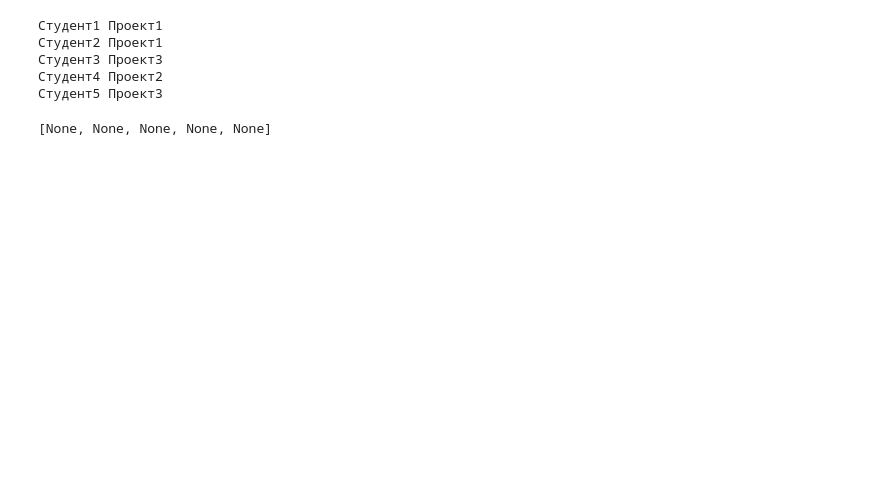
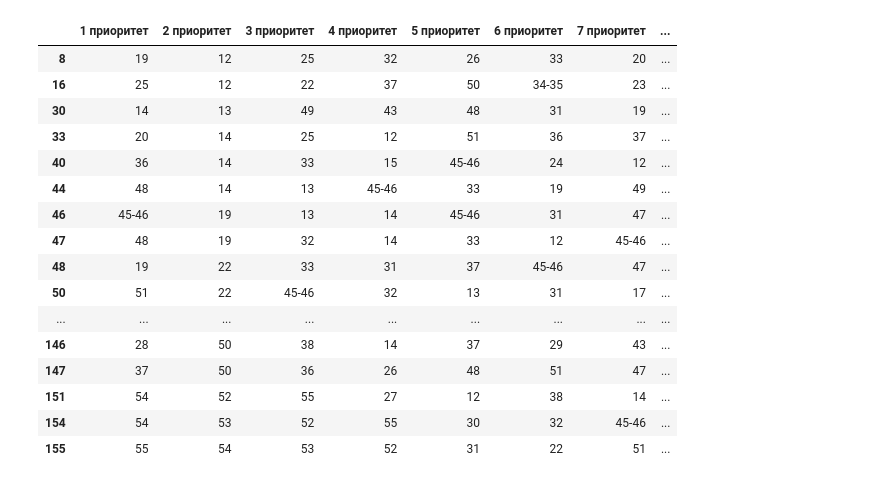
Before and after one commit to stepanskiba/match_master, a Jupyter notebook: 1.ipynb, the cells around one changed output. Drawn from its saved outputs; the diff is of its cells as text; code cells hidden in the pictures; blank space fills up the shorter version.

```diff
--- a/1.ipynb
+++ b/1.ipynb
@@ -101,0 +119,26 @@ for _, row in schools.iterrows():
+# %%
+students_choose_projects = pd.read_excel('2023-06-12 ShMIa 2023 vybor proekta.xlsx')
+students_choose_projects = students_choose_projects[(students_choose_projects['Твой хаб'] == 'Москва') & (students_choose_projects['Направление в ШМЯ'] == 'Управление проектами и продуктами')]
+students_choose_projects['фамилия + имя'] = students_choose_projects['Фамилия'].str.strip().str.lower() + ' '+ students_choose_projects['Имя'].str.strip().str.lower()
+students_choose_projects = students_choose_projects.drop(['Фамилия', 'Имя', 'Твой хаб', 'Направление в ШМЯ'], axis=1)
+students_choose_projects = students_choose_projects.astype(str)
+# %%
+students_choose_projects
+# %% [output]
+|  | 1 приоритет | 2 приоритет | 3 приоритет | 4 приоритет | 5 приоритет | 6 приоритет | 7 приоритет | ... |
+| 8 | 19 | 12 | 25 | 32 | 26 | 33 | 20 | ... |
+| 16 | 25 | 12 | 22 | 37 | 50 | 34-35 | 23 | ... |
+| 30 | 14 | 13 | 49 | 43 | 48 | 31 | 19 | ... |
+| 33 | 20 | 14 | 25 | 12 | 51 | 36 | 37 | ... |
+| 40 | 36 | 14 | 33 | 15 | 45-46 | 24 | 12 | ... |
+| 44 | 48 | 14 | 13 | 45-46 | 33 | 19 | 49 | ... |
+| 46 | 45-46 | 19 | 13 | 14 | 45-46 | 31 | 47 | ... |
+| 47 | 48 | 19 | 32 | 14 | 33 | 12 | 45-46 | ... |
+| 48 | 19 | 22 | 33 | 31 | 37 | 45-46 | 47 | ... |
+| 50 | 51 | 22 | 45-46 | 32 | 13 | 31 | 17 | ... |
+| ... | ... | ... | ... | ... | ... | ... | ... | ... |
+| 146 | 28 | 50 | 38 | 14 | 37 | 29 | 43 | ... |
+| 147 | 37 | 50 | 36 | 26 | 48 | 51 | 47 | ... |
+| 151 | 54 | 52 | 55 | 27 | 12 | 38 | 14 | ... |
+| 154 | 54 | 53 | 52 | 55 | 30 | 32 | 45-46 | ... |
+| 155 | 55 | 54 | 53 | 52 | 31 | 22 | 51 | ... |
@@ -102,11 +171,4 @@ for _, row in schools.iterrows():
 # %%
 matches = gale_shapley(applicants, projects)
 
-[print(elem[0].name, elem[1].name) for elem in matches]
+#[print(elem[0].name, elem[1].name) for elem in matches]
-# %% [output]
-Студент1 Проект1
-Студент2 Проект1
-Студент3 Проект3
-Студент4 Проект2
-Студент5 Проект3
-[None, None, None, None, None]
```
Also changed, not shown: parts of 24 cells of this notebook, 5 other files.
